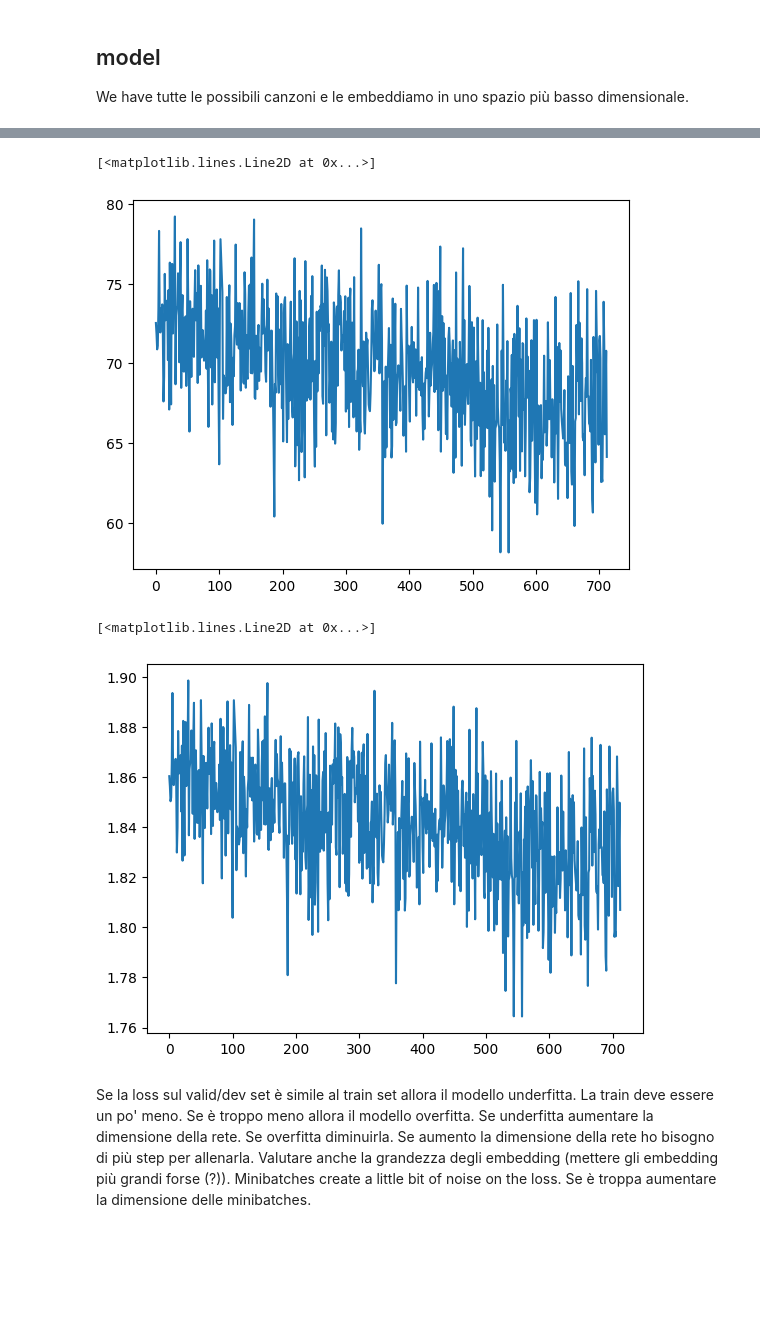
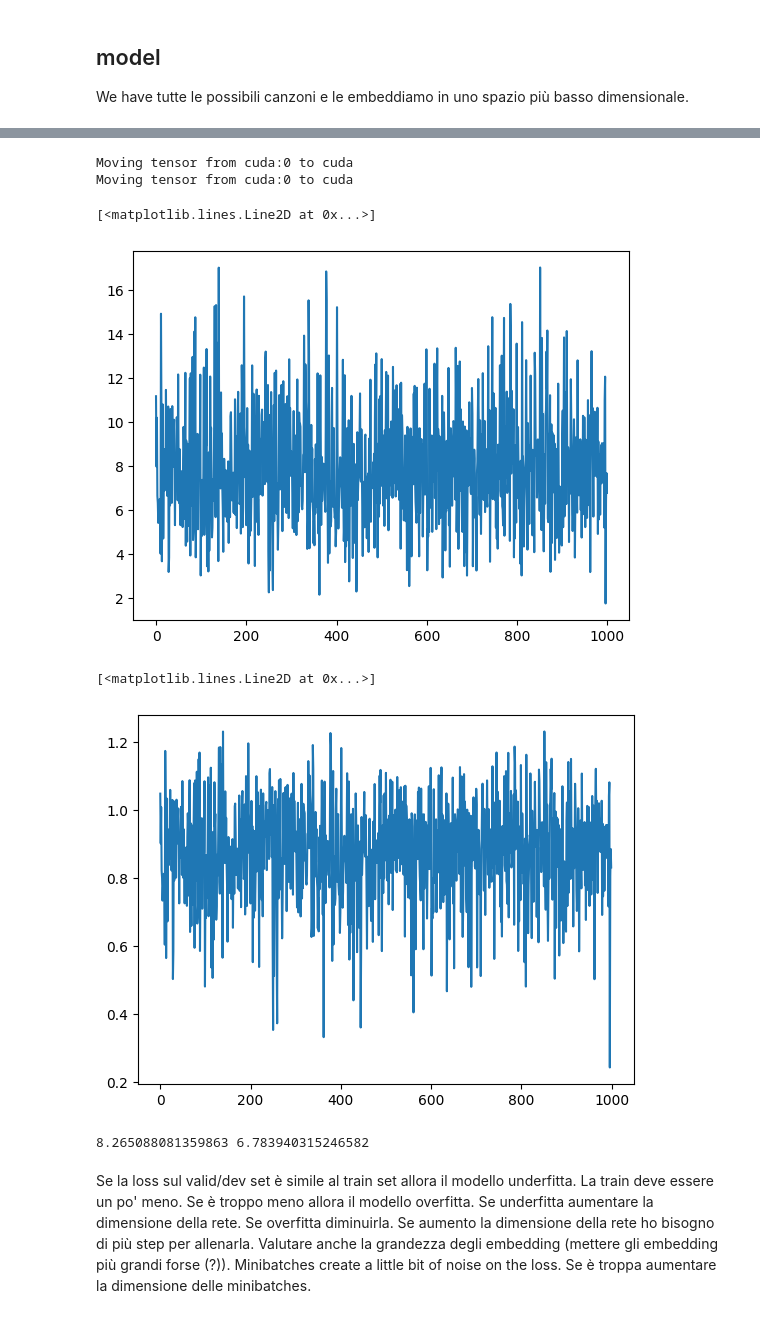
Before and after one commit to andrea-gentilini/PlaylistGenerator, a Jupyter notebook: LM_andre.ipynb, the cells around one changed output, grey strips where cells are left out. Saved outputs shown, nothing was run; the diff lists cells and outputs as text; code cells hidden in the pictures; blank space fills up the shorter version.

```diff
--- a/LM_andre.ipynb
+++ b/LM_andre.ipynb
@@ -375,10 +399,10 @@ log_lossi = []
 # %%
 #@title training
 
-for i in range(100):
+for _ in range(30000):
 
   # better to have an approx gradient and perform more steps
-  minibatch_portion = 32
+  minibatch_portion = 1000
 
   # minibatch construct
   ix = torch.randint(0, Xtr.shape[0], (minibatch_portion,))
@@ -434,7 +458,17 @@ plt.plot(torch.arange(len(log_lossi)), log_lossi)
+# %%
+lossi_val = []
+log_lossi_val = []
+# %%
+# Assicurati che Xtr, Ytr e i parametri siano sul device corretto
+Xdev = check_and_move(Xtr, device)
+Ydev = check_and_move(Ytr, device)
+# %% [output]
+Moving tensor from cuda:0 to cuda
+Moving tensor from cuda:0 to cuda
 # %%
 #@title valid - lr decay
 
-for _ in range(50):
+for _ in range(1000):
 
   minibatch_portion = 32
 
@@ -458,18 +492,22 @@ for _ in range(50):
     p.data += -lr * p.grad
 
   # track stats
-  lossi.append(loss.item())
-  log_lossi.append(loss.log10().item())
+  lossi_val.append(loss.item())
+  log_lossi_val.append(loss.log10().item())
 # %%
-plt.plot(torch.arange(len(lossi)), lossi)
+plt.plot(torch.arange(len(lossi_val)), lossi_val)
 # %% [output]
 [<matplotlib.lines.Line2D at 0x...>]
-[figure, old version]
+[figure, new version]
 # %%
-plt.plot(torch.arange(len(log_lossi)), log_lossi)
+plt.plot(torch.arange(len(log_lossi_val)), log_lossi_val)
 # %% [output]
 [<matplotlib.lines.Line2D at 0x...>]
-[figure, old version]
+[figure, new version]
+# %%
+print(lossi[-1], lossi_val[-1])
+# %% [output]
+8.265088081359863 6.783940315246582
 # %% [markdown]
 Se la loss sul valid/dev set è simile al train set allora il modello underfitta. La train deve essere un po' meno. Se è troppo meno allora il modello overfitta. Se underfitta aumentare la dimensione della rete. Se overfitta diminuirla. Se aumento la dimensione della rete ho bisogno di più step per allenarla. Valutare anche la grandezza degli embedding (mettere gli embedding più grandi forse (?)).
 Minibatches create a little bit of noise on the loss. Se è troppa aumentare la dimensione delle minibatches.
```
Also changed, not shown: parts of 29 cells of this notebook.
